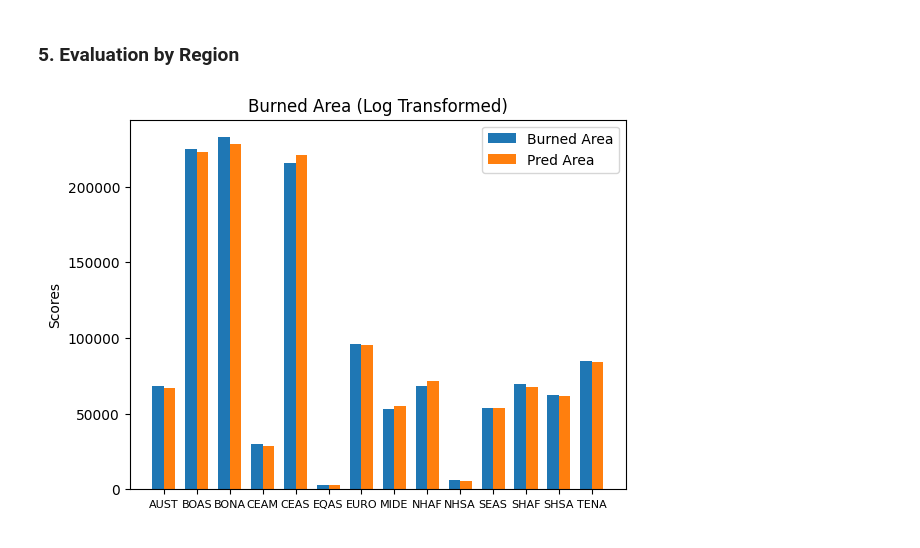
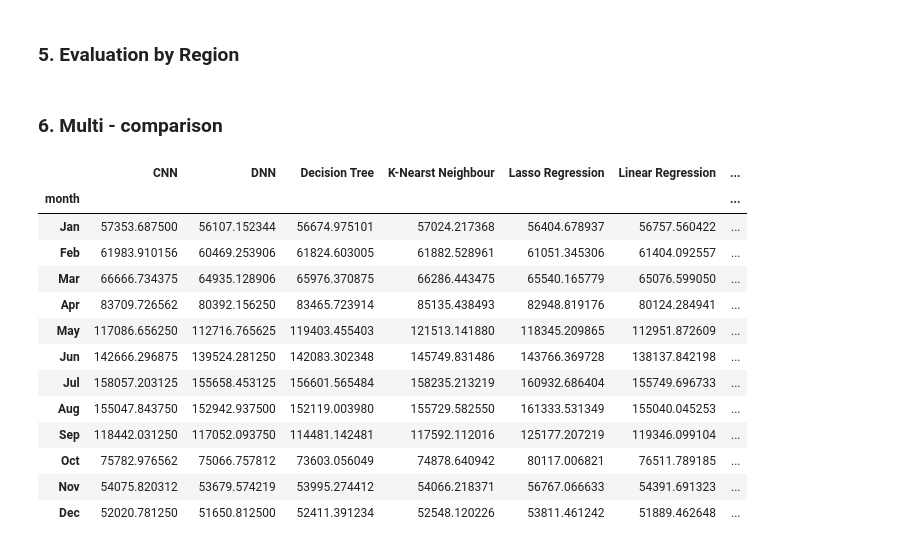
Before and after one commit to RaphaelYangWJ/wildfire-prediction, a Jupyter notebook: notebooks/Notebook - Evaluation Pipeline.ipynb, the cells around one changed output. Cells and saved outputs as stored; diff of their text form; code cells hidden in the pictures.

```diff
--- a/notebooks/Notebook - Evaluation Pipeline.ipynb
+++ b/notebooks/Notebook - Evaluation Pipeline.ipynb
@@ -35,8 +37,8 @@ trained_model_folder_no = config.evaluation.folder_no
 # %%
 batch_size = 20000 # 20000
 split_ratio = 0.8
-model_param_path = "../trained_model/trained_result_"+ str(trained_model_folder_no)+ "/trained_model.pth"
-source_data_path = "../trained_model/trained_result_"+ str(trained_model_folder_no)+ "/feature_dataset.parquet"
+model_param_path = "../trained_model/Train-Result-"+ str(trained_model_folder_no)+ "/trained_model.pth"
+source_data_path = "../trained_model/Train-Result-"+ str(trained_model_folder_no)+ "/feature_dataset.parquet"
 region_dict_path = "../raw_dataset/region_segmentation.json"
 # %% [markdown]
 ## A. Data Preparation
@@ -301,11 +309,12 @@ plt.plot(x_line, y_line, 'r--',c="k")
 region_list = region_num_mapper.keys()
 for i, reg in enumerate(region_list):
     temp_df = group_data.loc[group_data["region"] == reg]
-    plt.scatter(temp_df["y_true_transform_log"],temp_df["y_pred_transform_log"], marker="+",s=400)
+    plt.scatter(temp_df["y_true_transform_log"],temp_df["y_pred_transform_log"], marker="+",s=450)
 plt.xlim(np.min(x_line), np.max(x_line))
 plt.ylim(np.min(y_line), np.max(y_line))
-plt.title("Burned Area (Log Transformed)",fontsize = 11)
-plt.xlabel("BASE-Fire")
-plt.ylabel("DNN-Fire")
+plt.xlabel("True Ln(Burned Area)")
+plt.ylabel("CNN-Fire Ln(Burned Area)")
 plt.legend(labels = group_data["region"], bbox_to_anchor=(1.05, 0), loc = 3, borderaxespad = 0)
-plt.show()
+plt.grid(False)
+plt.savefig("Evaluation_Burned Area_Compare."+save_format,bbox_inches="tight")
+plt.close()
@@ -329,14 +336,30 @@ pred_area = group_data["y_pred_transform_log"].tolist()
 x = np.arange(len(group_data.index.tolist()))  # the label locations
 width = 0.35  # the width of the bars
 fig, ax = plt.subplots()
-rects1 = ax.bar(x - width/2, true_area, width, label='Burned Area')
-rects2 = ax.bar(x + width/2, pred_area, width, label='Pred Area')
-# Add some text for labels, title and custom x-axis tick labels, etc.
-ax.set_ylabel('Scores')
-ax.set_title('Burned Area (Log Transformed)')
+rects1 = ax.bar(x - width/2, true_area, width, label="Ln(True Burned Area)", color = "steelblue")
+rects2 = ax.bar(x + width/2, pred_area, width, label="Ln(Predicted Burned Area)", color = "dimgrey")
+ax.set_ylabel('Burned Area')
+ax.set_xlabel('Region')
 ax.set_xticks(x)
 ax.set_xticklabels(labels, fontsize = 8)
+plt.grid(False)
 ax.legend()
-plt.show()
+plt.savefig("Evaluation_Burned Area_By_Region."+save_format,bbox_inches="tight")
+plt.close()
-# %% [output]
-[figure, removed]
+# %% [markdown]
+### 6. Multi - comparison
+# %%
+dnn_df = pd.read_parquet("../trained_model/Train-Result-"+ str(trained_model_folder_no)+ "/baseline_evaluation_dnn.parquet")
+dt_df = pd.read_parquet("../trained_model/Train-Result-"+ str(trained_model_folder_no)+ "/baseline_evaluation_dt.parquet")
+kn_df = pd.read_parquet("../trained_model/Train-Result-"+ str(trained_model_folder_no)+ "/baseline_evaluation_kn.parquet")
+lasso_df = pd.read_parquet("../trained_model/Train-Result-"+ str(trained_model_folder_no)+ "/baseline_evaluation_lasso.parquet")
+lr_df = pd.read_parquet("../trained_model/Train-Result-"+ str(trained_model_folder_no)+ "/baseline_evaluation_lr.parquet")
+ridge_df = pd.read_parquet("../trained_model/Train-Result-"+ str(trained_model_folder_no)+ "/baseline_evaluation_ridge.parquet")
+dnn_df["month_label"] = dnn_df["month"].apply(lambda x: month_dict[x])
+dt_df["month_label"] = dt_df["month"].apply(lambda x: month_dict[x])
+kn_df["month_label"] = kn_df["month"].apply(lambda x: month_dict[x])
+lasso_df["month_label"] = lasso_df["month"].apply(lambda x: month_dict[x])
+lr_df["month_label"] = lr_df["month"].apply(lambda x: month_dict[x])
+ridge_df["month_label"] = ridge_df["month"].apply(lambda x: month_dict[x])
+# %%
+order_dict = {"Jan":1,"Feb":2,"Mar":3,"Apr":4,"May":5,"Jun":6,"Jul":7,"Aug":8,"Sep":9,"Oct":10,"Nov":11,"Dec":12}
@@ -342,0 +406,30 @@ plt.show()
+# %%
+consolidated_df = pd.DataFrame(columns = ["month","CNN","DNN","Decision Tree","K-Nearst Neighbour","Lasso Regression","Linear Regression","Ridge Regression"])
+consolidated_df["month"] = ridge_df["month"].tolist()
+consolidated_df["CNN"] = cnn_df["y_pred_transform_log"].tolist()
+consolidated_df["DNN"] = dnn_df["y_pred_transform_log"].tolist()
+consolidated_df["Decision Tree"] = dt_df["y_pred_transform_log"].tolist()
+consolidated_df["K-Nearst Neighbour"] = kn_df["y_pred_transform_log"].tolist()
+consolidated_df["Lasso Regression"] = lasso_df["y_pred_transform_log"].tolist()
+consolidated_df["Linear Regression"] = lr_df["y_pred_transform_log"].tolist()
+consolidated_df["Ridge Regression"] = ridge_df["y_pred_transform_log"].tolist()
+consolidated_df["Observation"] = cnn_df["y_true_transform_log"].tolist()
+consolidated_df.set_index("month",drop=True,inplace=True)
+consolidated_df["min"] = consolidated_df.min(axis = 1) - 1000
+consolidated_df["max"] = consolidated_df.max(axis = 1) + 1000
+consolidated_df
+# %% [output]
+|  | CNN | DNN | Decision Tree | K-Nearst Neighbour | Lasso Regression | Linear Regression | ... |
+| month |  |  |  |  |  |  | ... |
+| Jan | 57353.687500 | 56107.152344 | 56674.975101 | 57024.217368 | 56404.678937 | 56757.560422 | ... |
+| Feb | 61983.910156 | 60469.253906 | 61824.603005 | 61882.528961 | 61051.345306 | 61404.092557 | ... |
+| Mar | 66666.734375 | 64935.128906 | 65976.370875 | 66286.443475 | 65540.165779 | 65076.599050 | ... |
+| Apr | 83709.726562 | 80392.156250 | 83465.723914 | 85135.438493 | 82948.819176 | 80124.284941 | ... |
+| May | 117086.656250 | 112716.765625 | 119403.455403 | 121513.141880 | 118345.209865 | 112951.872609 | ... |
+| Jun | 142666.296875 | 139524.281250 | 142083.302348 | 145749.831486 | 143766.369728 | 138137.842198 | ... |
+| Jul | 158057.203125 | 155658.453125 | 156601.565484 | 158235.213219 | 160932.686404 | 155749.696733 | ... |
+| Aug | 155047.843750 | 152942.937500 | 152119.003980 | 155729.582550 | 161333.531349 | 155040.045253 | ... |
+| Sep | 118442.031250 | 117052.093750 | 114481.142481 | 117592.112016 | 125177.207219 | 119346.099104 | ... |
+| Oct | 75782.976562 | 75066.757812 | 73603.056049 | 74878.640942 | 80117.006821 | 76511.789185 | ... |
+| Nov | 54075.820312 | 53679.574219 | 53995.274412 | 54066.218371 | 56767.066633 | 54391.691323 | ... |
+| Dec | 52020.781250 | 51650.812500 | 52411.391234 | 52548.120226 | 53811.461242 | 51889.462648 | ... |
```
Also changed, not shown: parts of 9 cells of this notebook, 23 other files.
